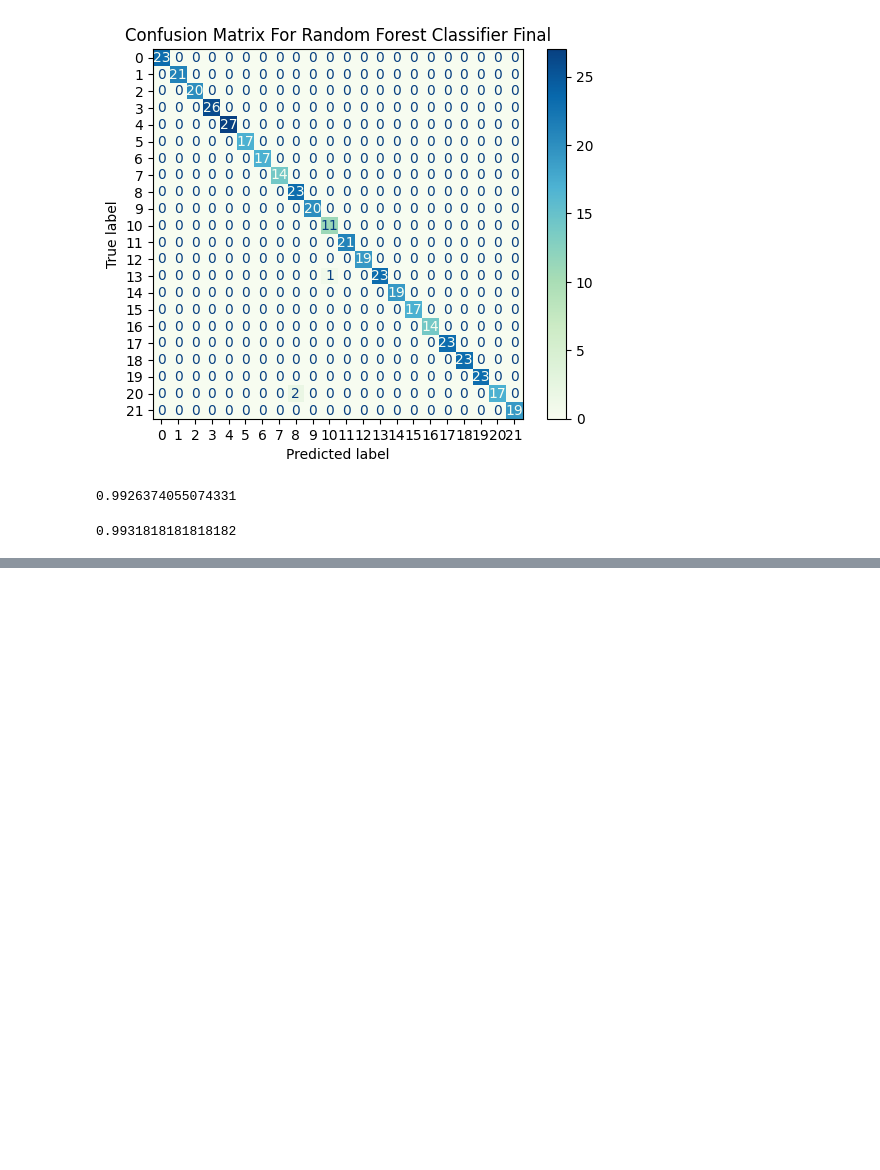
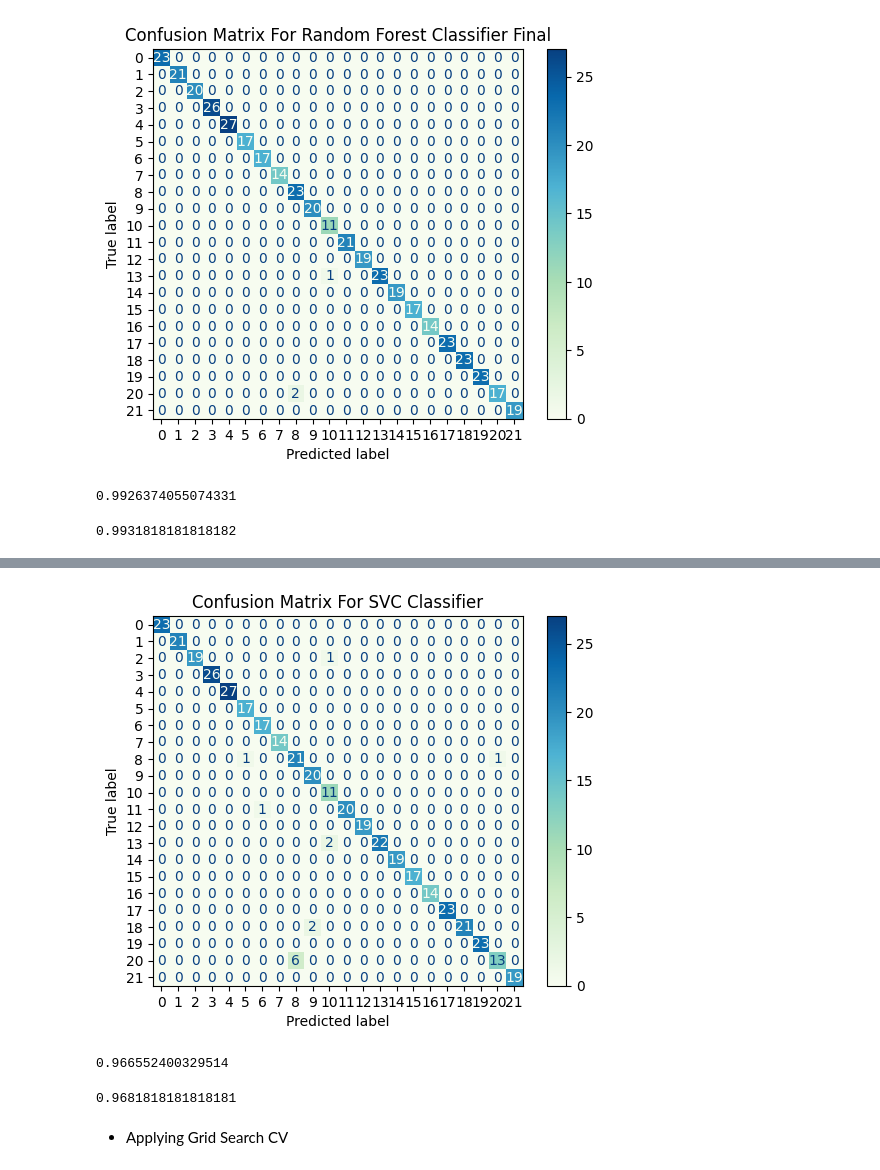
Before and after one commit to Sakib-Dalal/Crop_Recommendation_AI, a Jupyter notebook: Notebook/main.ipynb, the cells around one changed output, grey strips where cells are left out. Saved outputs shown, nothing was run; the diff lists cells and outputs as text; code cells hidden in the pictures; blank space fills up the shorter version.

```diff
--- a/Notebook/main.ipynb
+++ b/Notebook/main.ipynb
@@ -549,0 +539,3 @@ accuracy_score(y_test, y_pred)
+# %%
+svm_clf = make_pipeline(StandardScaler(), SVC(random_state=42))
+svm_clf.fit(X_train, y_train)
@@ -549,0 +553,2 @@ accuracy_score(y_test, y_pred)
+# %%
+y_pred = svm_clf.predict(X_test)
@@ -549,0 +575,18 @@ accuracy_score(y_test, y_pred)
+# %%
+cm = confusion_matrix(y_test, y_pred)
+disp = ConfusionMatrixDisplay(confusion_matrix=cm)
+disp.plot(cmap=plt.cm.GnBu)
+plt.title('Confusion Matrix For SVC Classifier')
+plt.show()
+# %% [output]
+[figure, added]
+# %%
+f1_score(y_test, y_pred, average="macro")
+# %% [output]
+0.966552400329514
+# %%
+accuracy_score(y_test, y_pred)
+# %% [output]
+0.9681818181818181
+# %% [markdown]
+- Applying Grid Search CV
```
Also changed, not shown: parts of 48 cells of this notebook.
